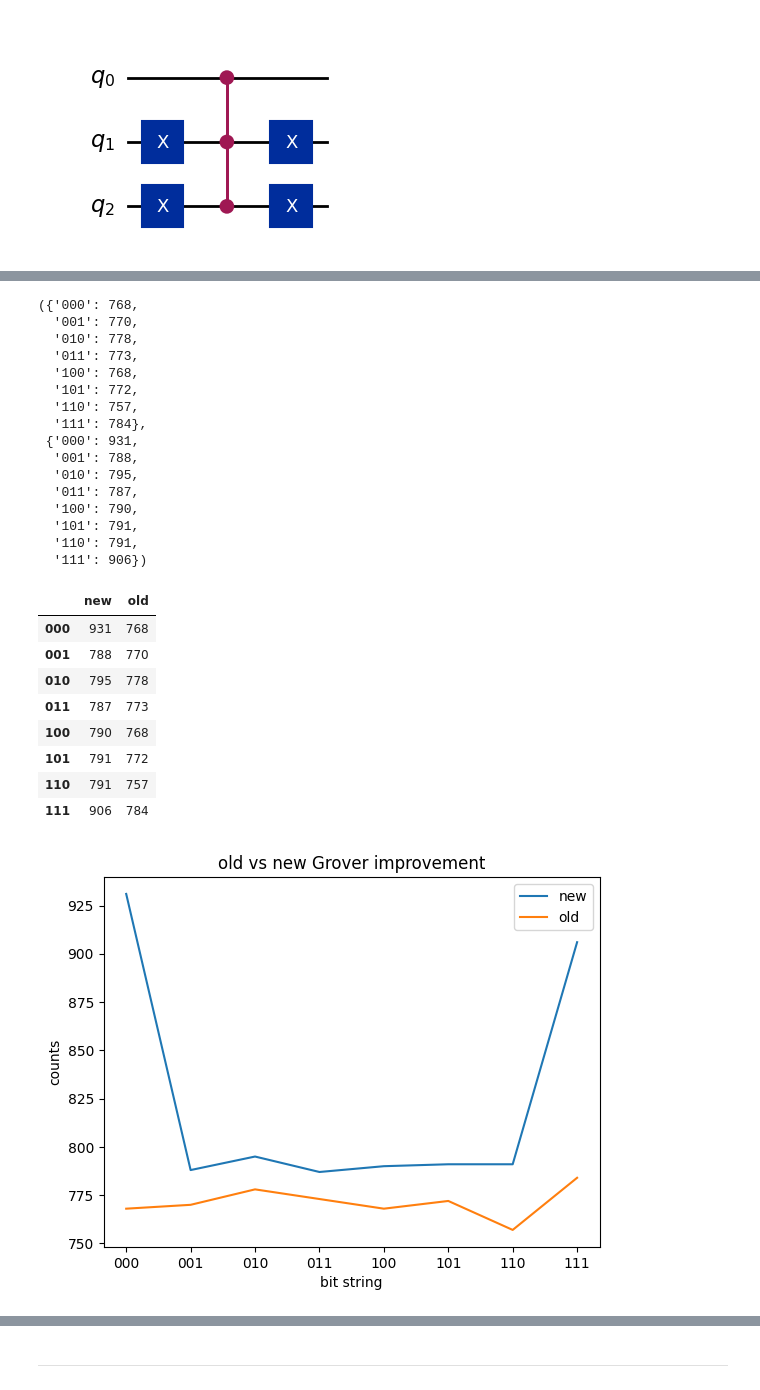
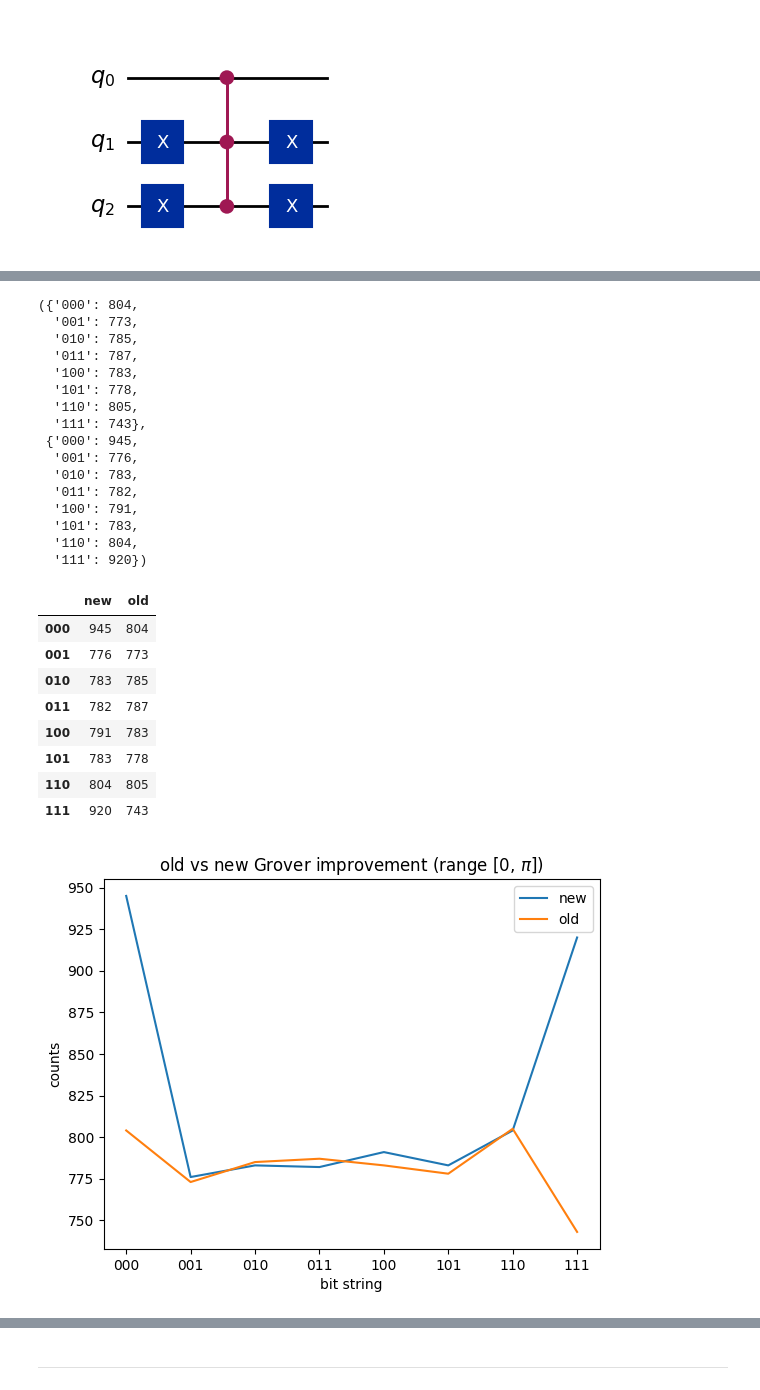
Before and after one commit to Dpbm/scientific-research-1-quantum-oracles, a Jupyter notebook: code/file-explorer.ipynb, the cells around one changed output, grey strips where cells are left out. Saved outputs shown, nothing was run; the diff lists cells and outputs as text; code cells hidden in the pictures.

```diff
--- a/code/file-explorer.ipynb
+++ b/code/file-explorer.ipynb
@@ -413,7 +413,7 @@ def find_best_angle(encoded_bit_string, oracle):
     max_ = 0
     best_angle = 0
 
-    for angle in np.linspace(0, 2*np.pi, num=120):
+    for angle in np.linspace(0, np.pi, num=120):
         s = QuantumCircuit(3)
         s.ry(angle, range(3))
 
@@ -802,45 +802,45 @@ for b in bit_strings:
 # %%
 old, new
 # %% [output]
-({'000': 768,
-  '001': 770,
-  '010': 778,
-  '011': 773,
-  '100': 768,
-  '101': 772,
-  '110': 757,
-  '111': 784},
- {'000': 931,
-  '001': 788,
-  '010': 795,
+({'000': 804,
+  '001': 773,
+  '010': 785,
   '011': 787,
-  '100': 790,
-  '101': 791,
-  '110': 791,
-  '111': 906})
+  '100': 783,
+  '101': 778,
+  '110': 805,
+  '111': 743},
+ {'000': 945,
+  '001': 776,
+  '010': 783,
+  '011': 782,
+  '100': 791,
+  '101': 783,
+  '110': 804,
+  '111': 920})
 # %%
 data = {"new": new, "old":old}
 df = pd.DataFrame(data, columns=["new", "old"], index=bit_strings)
 df
 # %% [output]
 |  | new | old |
-| 000 | 931 | 768 |
-| 001 | 788 | 770 |
-| 010 | 795 | 778 |
-| 011 | 787 | 773 |
-| 100 | 790 | 768 |
-| 101 | 791 | 772 |
-| 110 | 791 | 757 |
-| 111 | 906 | 784 |
+| 000 | 945 | 804 |
+| 001 | 776 | 773 |
+| 010 | 783 | 785 |
+| 011 | 782 | 787 |
+| 100 | 791 | 783 |
+| 101 | 783 | 778 |
+| 110 | 804 | 805 |
+| 111 | 920 | 743 |
 # %%
 plt.plot(df.index.tolist(),df['new'], label="new")
 plt.plot(df.index.tolist(),df['old'], label="old")
-plt.title('old vs new Grover improvement')
+plt.title('old vs new Grover improvement (range [0, $\pi$])')
 plt.xlabel("bit string")
 plt.ylabel("counts")
-plt.legend()
+plt.legend(loc="upper right")
 
 plt.savefig(get_image_path("superposition-improvement-grover-algorithm.png"))
 plt.show()
 # %% [output]
-[figure, old version]
+[figure, new version]
```
Also changed, not shown: parts of 43 cells of this notebook, 2 other files.
